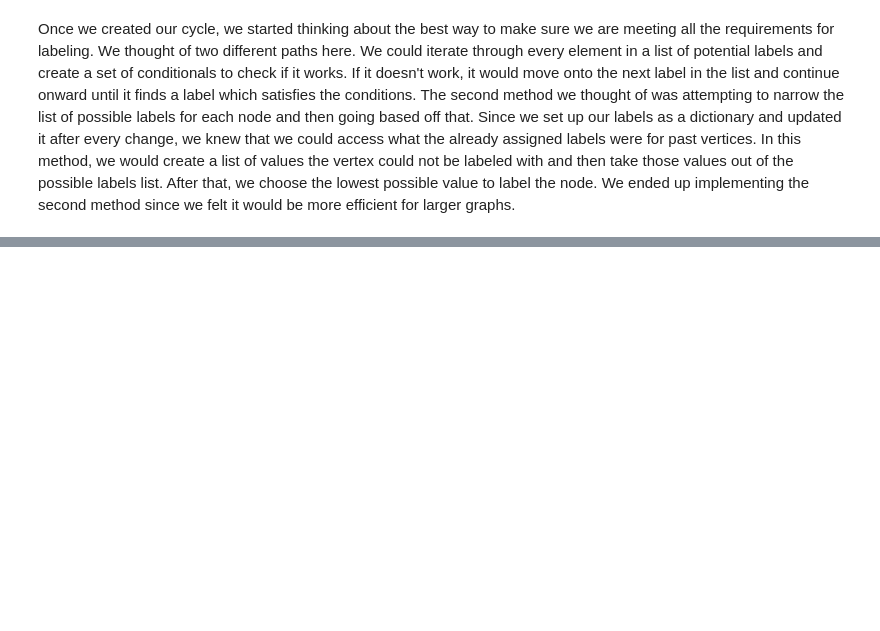
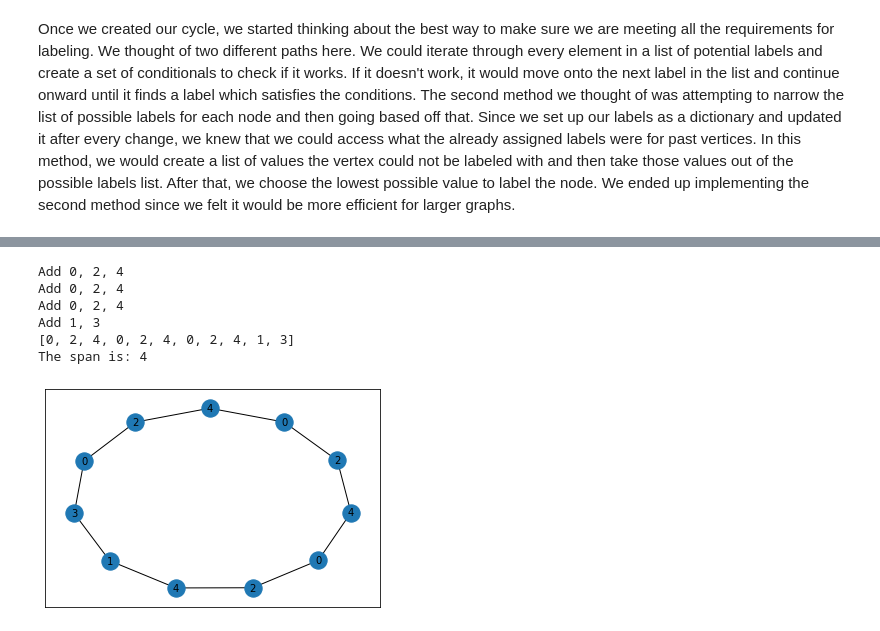
Before and after one commit to Cbabe/L-2-1-Labeling, a Jupyter notebook: L(2,1)_cycles.ipynb, the cells around one changed output, grey strips where cells are left out. Drawn from its saved outputs; the diff is of its cells as text; code cells hidden in the pictures; blank space fills up the shorter version.

```diff
--- a/L(2,1)_cycles.ipynb
+++ b/L(2,1)_cycles.ipynb
@@ -125,0 +71,37 @@ IndexError: list index out of range
+# %%
+number_of_nodes=11 # Number of nodes in Cycle
+network = create_cycle(number_of_nodes) # Create Cycle
+node_list = list(nx.nodes(network))# A list of numbers with each number representing a node
+# Creates a dictionary with the keys being the nodes number and the value the frequency assigned to the node
+label_list = dict.fromkeys(node_list)
+labels=[] # List of frequency labels for nodes
+if number_of_nodes>=5: # If the number of nodes is great or equal to five
+    number_of_threes=int(number_of_nodes/3) # The number of nodes divided by 3 with no remander
+    for i in range(number_of_threes): # Adds three labels for each 3 that can be divided into the number of nodes
+        labels=labels+[0,2,4] # Adds the numbers 0, 2, and 4 in that order to the list of frequency labels
+        print("Add 0, 2, 4") # Prints the numbers added
+    remander=number_of_nodes%3 # Finds the remander of the number of nodes divided by 3
+    if remander==1: # If the remander is 1
+        # Removes the last three labels 0, 2, and 4 from the list
+        # replaces them with 0, 3, 1, and 4
+        labels=labels[:-3]+[0,3,1,4]
+        print("Add 0, 3, 1, 4") # Prints numbers added
+    elif remander==2: # If the remander is 2
+        labels=labels+[1,3] # Adds the numbers 1 and 3 in that order to the list of frequency labels.
+        print("Add 1, 3") # Prints numbers added
+print(labels) # Prints list of node frequency labels
+for i in range(number_of_nodes): # converts labels into a dictionary
+    label_list[i]=labels[i]
+pos = nx.spring_layout(network) # Create NetworkX layout
+nx.draw_networkx(network,pos,with_labels=False) # Create NetworkX graph visual
+nx.draw_networkx_labels(network, pos, label_list, font_size=10) # Create frequency labels NetworkX graph visual
+span=max(labels)-min(labels) # The span of frequencies used including 0
+print("The span is:", span) # Print span
+# %% [output]
+Add 0, 2, 4
+Add 0, 2, 4
+Add 0, 2, 4
+Add 1, 3
+[0, 2, 4, 0, 2, 4, 0, 2, 4, 1, 3]
+The span is: 4
+[figure, added]
```
Also changed, not shown: parts of 4 cells of this notebook, 1 other file.
